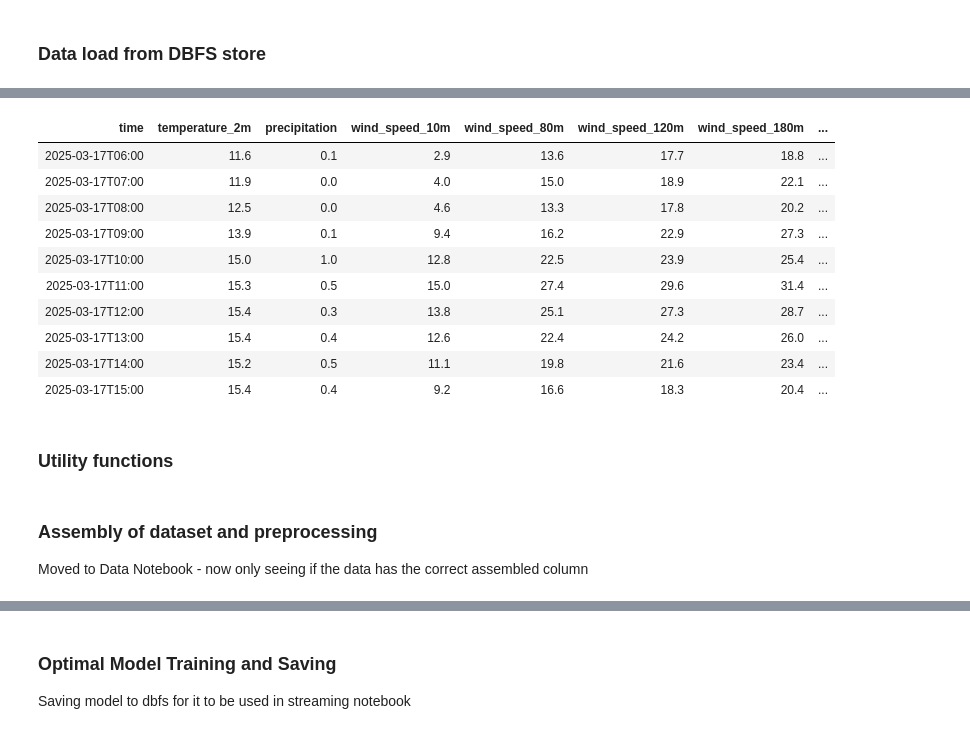
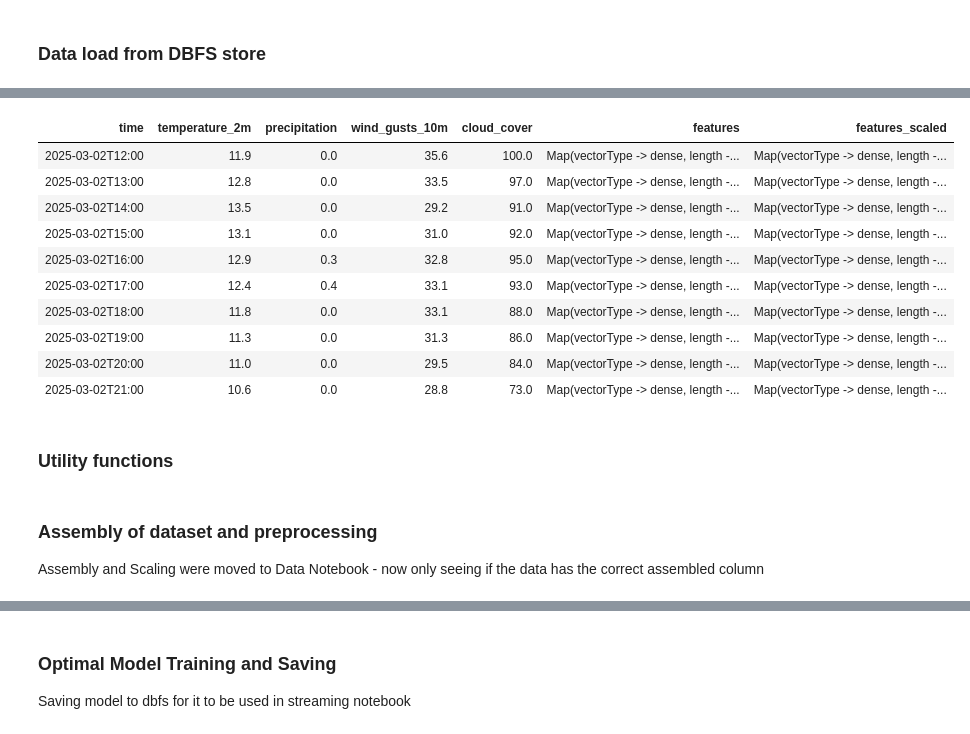
Before and after one commit to berthlou/dsaa_bda, a Jupyter notebook: Training - KMeans Model.ipynb, the cells around one changed output, grey strips where cells are left out. Saved outputs shown, nothing was run; the diff lists cells and outputs as text; code cells hidden in the pictures.

```diff
--- a/Training - KMeans Model.ipynb
+++ b/Training - KMeans Model.ipynb
@@ -36,19 +28,20 @@ Out[2]: ['temperature_2m',
 # %%
 # Load data from DBFS
+spark.sql("REFRESH TABLE historical_weather_hourly_lisbon") # refresh in case updated
 sdf = spark.table("historical_weather_hourly_lisbon")
 display(sdf.limit(10))
 # %% [output]
-| time | temperature_2m | precipitation | wind_speed_10m | wind_speed_80m | wind_speed_120m | wind_speed_180m | ... |
-| 2025-03-17T06:00 | 11.6 | 0.1 | 2.9 | 13.6 | 17.7 | 18.8 | ... |
-| 2025-03-17T07:00 | 11.9 | 0.0 | 4.0 | 15.0 | 18.9 | 22.1 | ... |
-| 2025-03-17T08:00 | 12.5 | 0.0 | 4.6 | 13.3 | 17.8 | 20.2 | ... |
-| 2025-03-17T09:00 | 13.9 | 0.1 | 9.4 | 16.2 | 22.9 | 27.3 | ... |
-| 2025-03-17T10:00 | 15.0 | 1.0 | 12.8 | 22.5 | 23.9 | 25.4 | ... |
-| 2025-03-17T11:00 | 15.3 | 0.5 | 15.0 | 27.4 | 29.6 | 31.4 | ... |
-| 2025-03-17T12:00 | 15.4 | 0.3 | 13.8 | 25.1 | 27.3 | 28.7 | ... |
-| 2025-03-17T13:00 | 15.4 | 0.4 | 12.6 | 22.4 | 24.2 | 26.0 | ... |
-| 2025-03-17T14:00 | 15.2 | 0.5 | 11.1 | 19.8 | 21.6 | 23.4 | ... |
-| 2025-03-17T15:00 | 15.4 | 0.4 | 9.2 | 16.6 | 18.3 | 20.4 | ... |
+| time | temperature_2m | precipitation | wind_gusts_10m | cloud_cover | features | features_scaled |
+| 2025-03-02T12:00 | 11.9 | 0.0 | 35.6 | 100.0 | Map(vectorType -> dense, length -... | Map(vectorType -> dense, length -... |
+| 2025-03-02T13:00 | 12.8 | 0.0 | 33.5 | 97.0 | Map(vectorType -> dense, length -... | Map(vectorType -> dense, length -... |
+| 2025-03-02T14:00 | 13.5 | 0.0 | 29.2 | 91.0 | Map(vectorType -> dense, length -... | Map(vectorType -> dense, length -... |
+| 2025-03-02T15:00 | 13.1 | 0.0 | 31.0 | 92.0 | Map(vectorType -> dense, length -... | Map(vectorType -> dense, length -... |
+| 2025-03-02T16:00 | 12.9 | 0.3 | 32.8 | 95.0 | Map(vectorType -> dense, length -... | Map(vectorType -> dense, length -... |
+| 2025-03-02T17:00 | 12.4 | 0.4 | 33.1 | 93.0 | Map(vectorType -> dense, length -... | Map(vectorType -> dense, length -... |
+| 2025-03-02T18:00 | 11.8 | 0.0 | 33.1 | 88.0 | Map(vectorType -> dense, length -... | Map(vectorType -> dense, length -... |
+| 2025-03-02T19:00 | 11.3 | 0.0 | 31.3 | 86.0 | Map(vectorType -> dense, length -... | Map(vectorType -> dense, length -... |
+| 2025-03-02T20:00 | 11.0 | 0.0 | 29.5 | 84.0 | Map(vectorType -> dense, length -... | Map(vectorType -> dense, length -... |
+| 2025-03-02T21:00 | 10.6 | 0.0 | 28.8 | 73.0 | Map(vectorType -> dense, length -... | Map(vectorType -> dense, length -... |
 # %% [markdown]
 ### Utility functions
 # %%
@@ -66,7 +59,7 @@ def compute_distance(point, cluster_id):
     return float(math.sqrt(sum((p - c)**2 for p, c in zip(point, center))))
 # %% [markdown]
 ### Assembly of dataset and preprocessing
-Moved to Data Notebook - now only seeing if the data has the correct assembled column
+Assembly and Scaling were moved to Data Notebook - now only seeing if the data has the correct assembled column
 # %%
 # observe: we have a "features" and "features_scaled" column
 sdf
```
Also changed, not shown: parts of 12 cells of this notebook, 2 other files.
